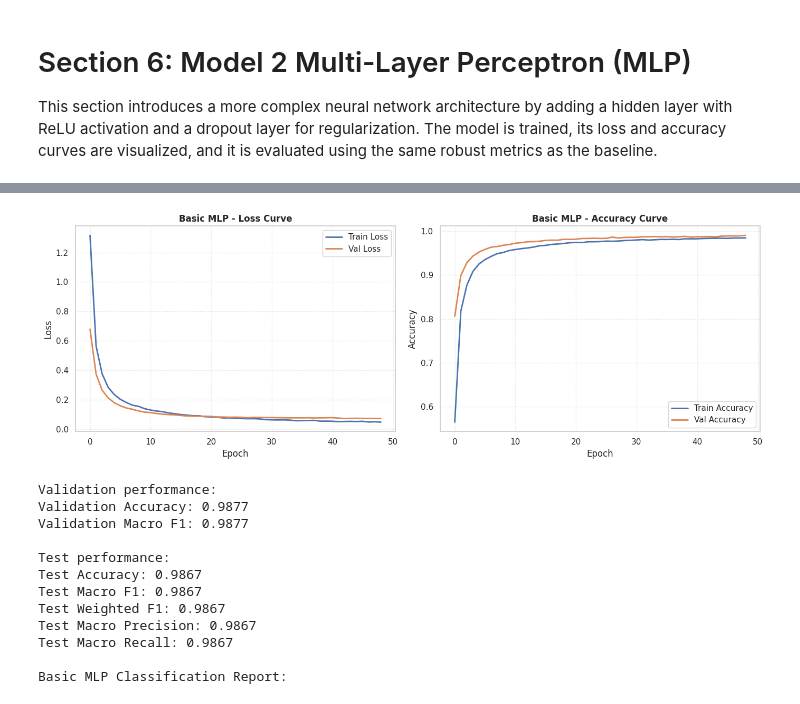
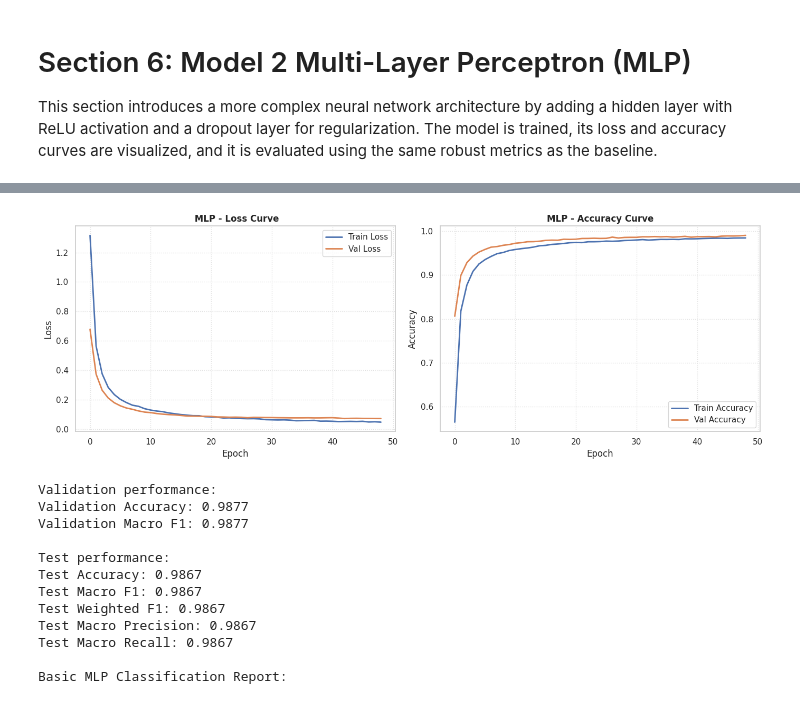
Before and after one commit to harshpre5/Artificial_Neural_Networks_14444188_HS_6009CMD, a Jupyter notebook: 14444188_ANN_PART_A.ipynb, the cells around one changed output, grey strips where cells are left out. Saved outputs shown, nothing was run; the diff lists cells and outputs as text; code cells hidden in the pictures.

```diff
--- a/14444188_ANN_PART_A.ipynb
+++ b/14444188_ANN_PART_A.ipynb
@@ -1072,32 +1072,32 @@ Epoch 49/50
 # %%
 # 4. Plotting training curves
 history_basic_df = pd.DataFrame(history_basic.history)
 
 # side-by-side comparison
 fig, axes = plt.subplots(1, 2, figsize=(14, 5))
 
 # Plot 1: Loss Curve
 axes[0].plot(history_basic_df["loss"], label="Train Loss", linewidth=2)
 axes[0].plot(history_basic_df["val_loss"], label="Val Loss", linewidth=2)
-axes[0].set_title("Basic MLP - Loss Curve", fontsize=12, fontweight='bold')
+axes[0].set_title(" MLP - Loss Curve", fontsize=12, fontweight='bold')
 axes[0].set_xlabel("Epoch")
 axes[0].set_ylabel("Loss")
 axes[0].legend()
 axes[0].grid(True, linestyle=':', alpha=0.6)
 
 # Plot 2: Accuracy Curve
 axes[1].plot(history_basic_df["accuracy"], label="Train Accuracy", linewidth=2)
 axes[1].plot(history_basic_df["val_accuracy"], label="Val Accuracy", linewidth=2)
-axes[1].set_title("Basic MLP - Accuracy Curve", fontsize=12, fontweight='bold')
+axes[1].set_title("MLP - Accuracy Curve", fontsize=12, fontweight='bold')
 axes[1].set_xlabel("Epoch")
 axes[1].set_ylabel("Accuracy")
 axes[1].legend()
 axes[1].grid(True, linestyle=':', alpha=0.6)
 
 plt.tight_layout()
 plt.show()
 # %% [output]
-[figure, old version]
+[figure, new version]
 # %%
 # 5. Validation predictions
 y_val_proba_basic = basic_mlp.predict(X_val_scaled, verbose=0)
```
Also changed, not shown: parts of 10 cells of this notebook.
